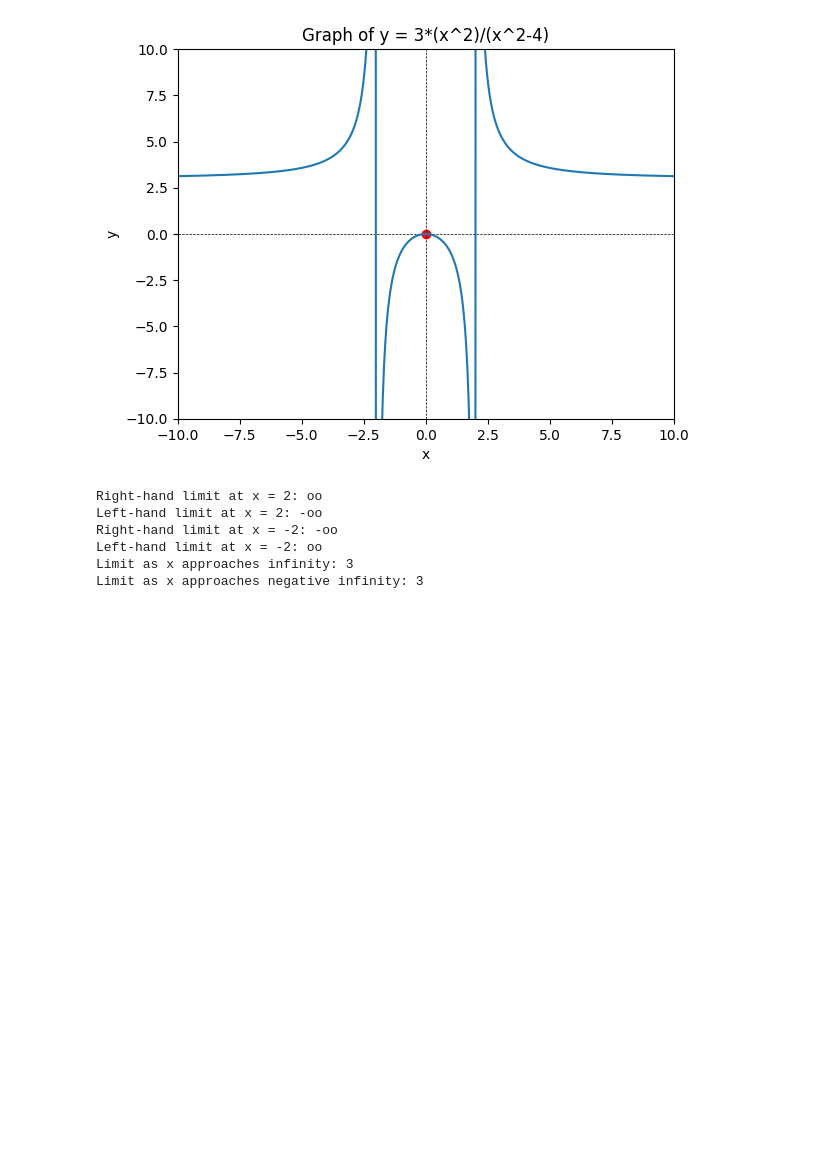
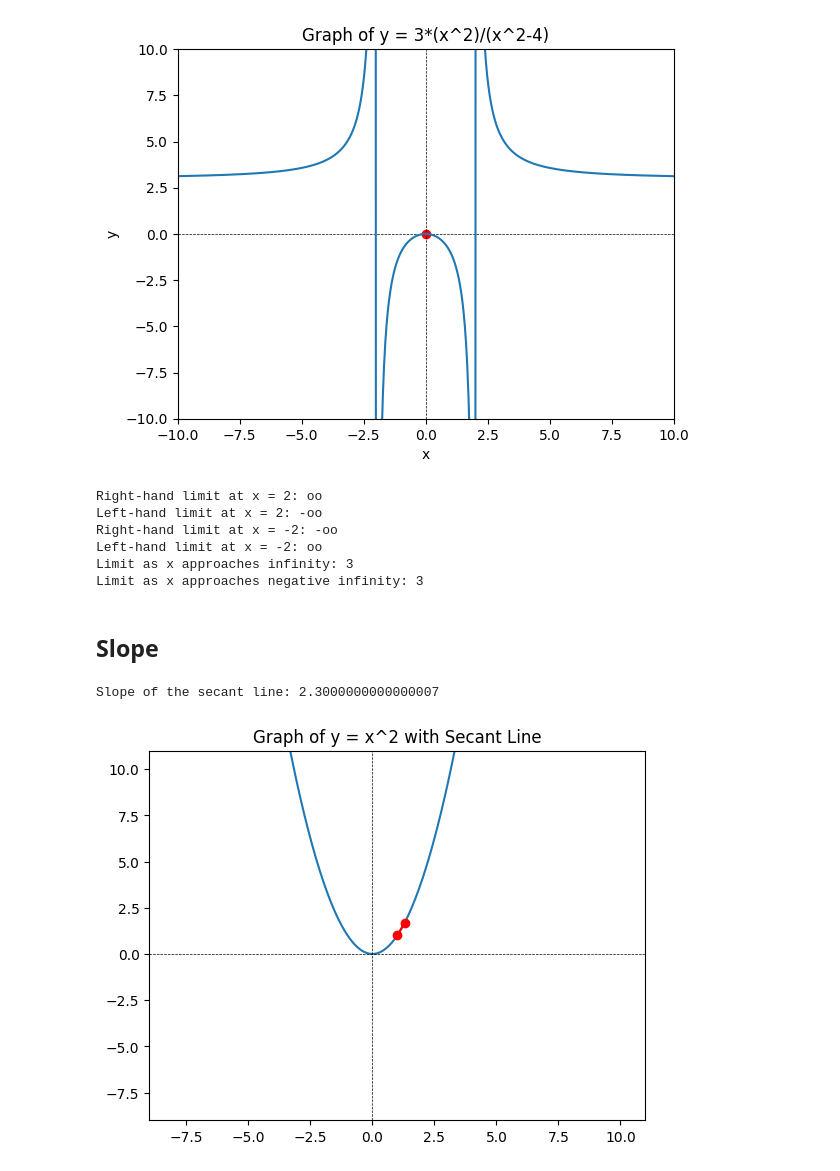
Before and after one commit to InsaneJSK/LearnInPublic, a Jupyter notebook: calculus/limits.ipynb, the cells around one changed output. Saved outputs shown, nothing was run; the diff lists cells and outputs as text; code cells hidden in the pictures; blank space fills up the shorter version.

Commit message:
slope

```diff
--- a/calculus/limits.ipynb
+++ b/calculus/limits.ipynb
@@ -112,3 +112,34 @@ Right-hand limit at x = -2: -oo
 Left-hand limit at x = -2: oo
 Limit as x approaches infinity: 3
 Limit as x approaches negative infinity: 3
+# %% [markdown]
+## Slope
+# %%
+x_value = 1
+y_value = x_value**2
+
+h = 0.3
+y_value_2 = (x_value + h)**2
+
+zoom = 10
+xmin = x_value - zoom
+xmax = x_value + zoom
+ymin = y_value - zoom
+ymax = y_value + zoom
+
+x = np.linspace(xmin, xmax, 400)
+y = x**2
+
+slope = (y_value_2 - y_value) / h
+print(f"Slope of the secant line: {slope}")
+
+plt.axis([xmin, xmax, ymin, ymax])
+plt.plot(x, y, label='y = x^2')
+plt.plot([x_value, x_value + h], [y_value, y_value_2], 'ro-', label='Secant Line')
+plt.axhline(0, color='black', lw=0.5, ls='--')  # Add x-axis
+plt.axvline(0, color='black', lw=0.5, ls='--')  # Add y-axis
+plt.title("Graph of y = x^2 with Secant Line")
+plt.show()
+# %% [output]
+Slope of the secant line: 2.3000000000000007
+[figure, added]
```
Also changed, not shown: parts of 3 cells of this notebook, 1 other file.
